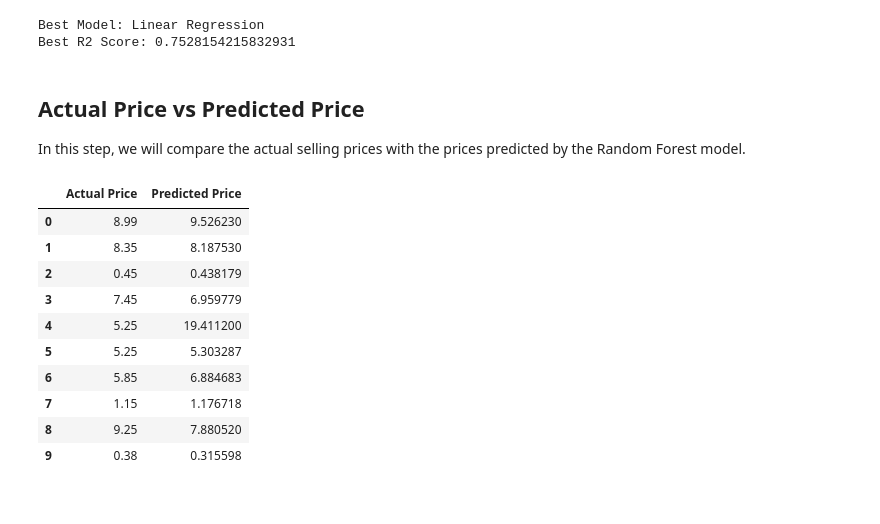
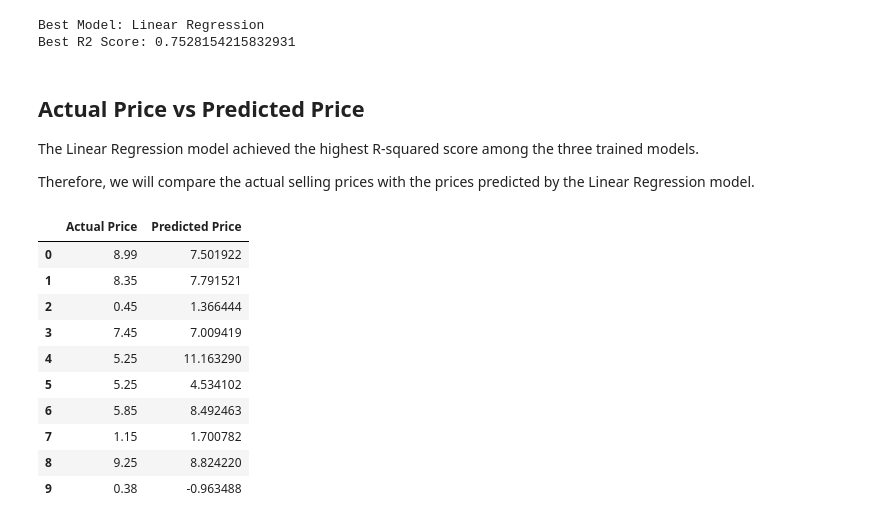
Before and after one commit to Arunbellad-2001/OIBSIP, a Jupyter notebook: DataScience-Task3-CarPricePrediction/Car_Price_Prediction.ipynb, the cells around one changed output. Cells and saved outputs as stored; diff of their text form; code cells hidden in the pictures.

```diff
--- a/DataScience-Task3-CarPricePrediction/Car_Price_Prediction.ipynb
+++ b/DataScience-Task3-CarPricePrediction/Car_Price_Prediction.ipynb
@@ -787,27 +787,30 @@ Best R2 Score: 0.7528154215832931
 # %% [markdown]
 ## Actual Price vs Predicted Price
 
-In this step, we will compare the actual selling prices with the prices
-predicted by the Random Forest model.
+The Linear Regression model achieved the highest R-squared score among
+the three trained models.
+
+Therefore, we will compare the actual selling prices with the prices
+predicted by the Linear Regression model.
 # %%
 comparison = pd.DataFrame({
     "Actual Price": y_test.values,
-    "Predicted Price": random_forest_predictions
+    "Predicted Price": linear_predictions
 })
 
 comparison.head(10)
 # %% [output]
 |  | Actual Price | Predicted Price |
-| 0 | 8.99 | 9.526230 |
-| 1 | 8.35 | 8.187530 |
-| 2 | 0.45 | 0.438179 |
-| 3 | 7.45 | 6.959779 |
-| 4 | 5.25 | 19.411200 |
-| 5 | 5.25 | 5.303287 |
-| 6 | 5.85 | 6.884683 |
-| 7 | 1.15 | 1.176718 |
-| 8 | 9.25 | 7.880520 |
-| 9 | 0.38 | 0.315598 |
+| 0 | 8.99 | 7.501922 |
+| 1 | 8.35 | 7.791521 |
+| 2 | 0.45 | 1.366444 |
+| 3 | 7.45 | 7.009419 |
+| 4 | 5.25 | 11.163290 |
+| 5 | 5.25 | 4.534102 |
+| 6 | 5.85 | 8.492463 |
+| 7 | 1.15 | 1.700782 |
+| 8 | 9.25 | 8.824220 |
+| 9 | 0.38 | -0.963488 |
 # %% [markdown]
 ## Actual and Predicted Price Visualization
 
```
Also changed, not shown: parts of 18 cells of this notebook.
